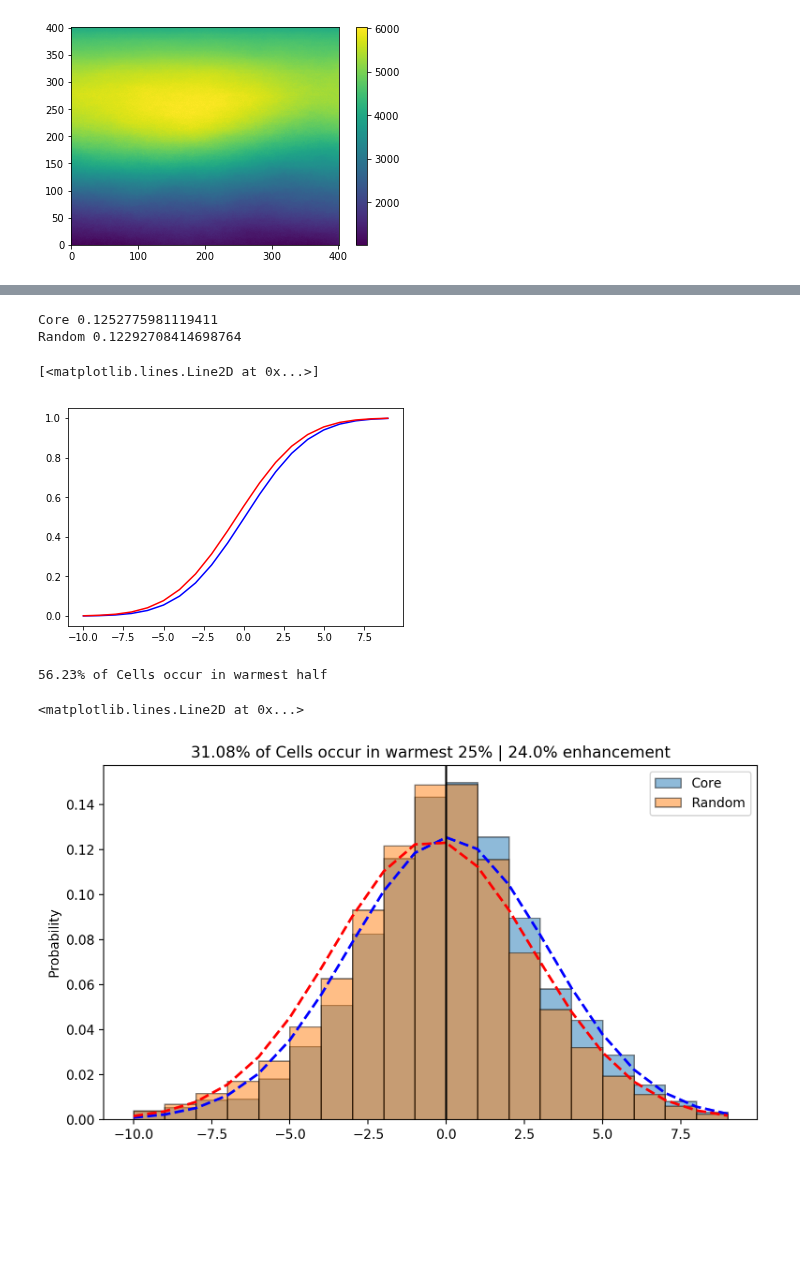
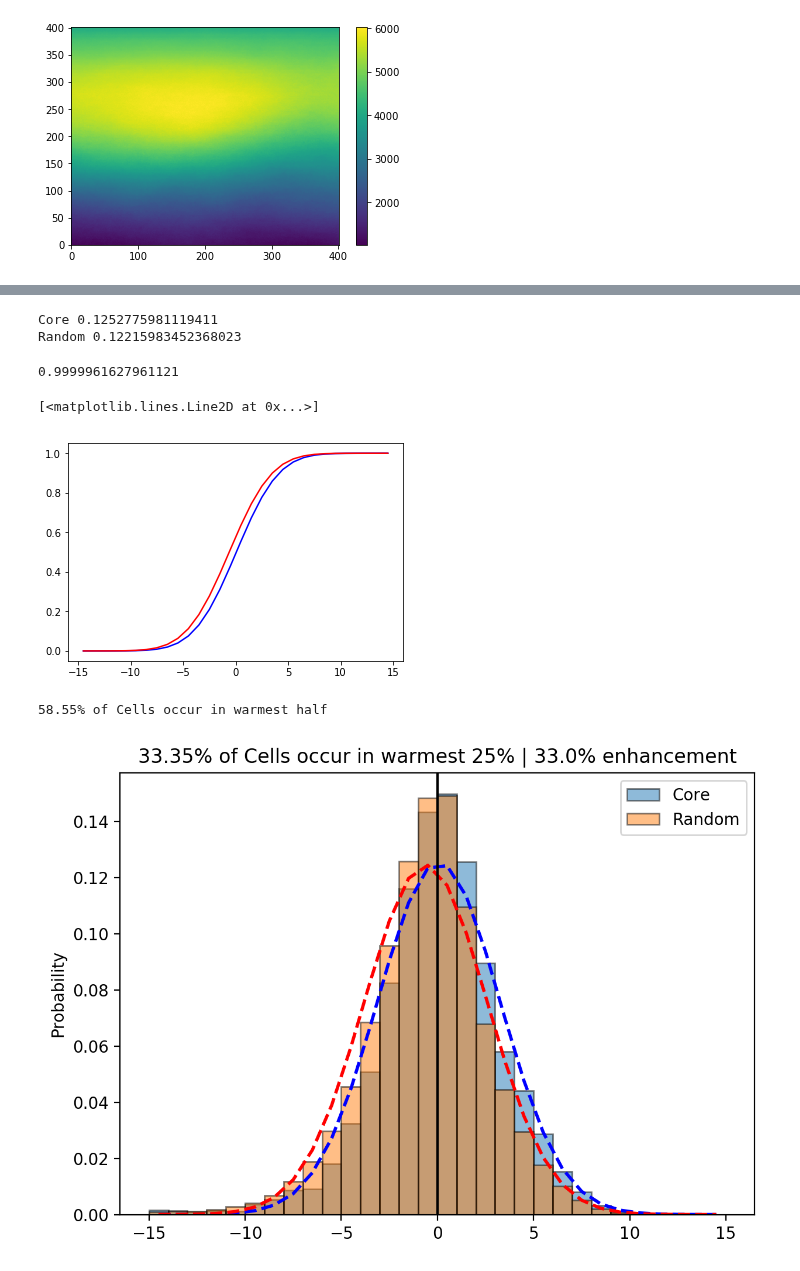
Before and after one commit to cornkle/proj_CEH, a Jupyter notebook: notebooks/NFLICS_LSTA_probabilitySampling_moreCases.ipynb, the cells around one changed output, grey strips where cells are left out. Cells and saved outputs as stored; diff of their text form; code cells hidden in the pictures; blank space fills up the shorter version.

```diff
--- a/notebooks/NFLICS_LSTA_probabilitySampling_moreCases.ipynb
+++ b/notebooks/NFLICS_LSTA_probabilitySampling_moreCases.ipynb
@@ -34,8 +35,11 @@ cd ..
 # %% [output]
 /home/ck/pythonWorkspace/proj_CEH
 # %%
-h = 20
+h = 18
 file = cnst.network_data + '/data/NFLICS/tables/prob_dictionary/Sahel_MCS10W10E_noOverlap_' + str(h).zfill(2) + '.p'
+tag = 'Sahel'
+# file = cnst.network_data + '/data/NFLICS/tables/prob_dictionary/Sahel_MCS_Senegal_' + str(h).zfill(2) + '.p'
+# tag = 'Senegal'
 dic = pkl.load( open(file, "rb"))
 # %%
 plt.scatter(dic['ccord'][1], dic['tcord'][1])
@@ -97,8 +95,8 @@ rinput = np.array(dic['ramsr'][1])
 point = cinput[np.isfinite(cinput)]
 all = rinput[np.isfinite(rinput)]
 
-nbpoint, pointcount, bins = u_stat.histo_frequency(point, bins=np.arange(-10,10,1))
-nball, allcount, bins = u_stat.histo_frequency(all, bins=np.arange(-10, 10, 1))
+nbpoint, pointcount, bins = u_stat.histo_frequency(point, bins=np.arange(-15,15.1,1))
+nball, allcount, bins = u_stat.histo_frequency(all, bins=np.arange(-15, 15.1, 1))
 print(bins)
 bin_centre = bins[0:-1] + ((bins[1::] - bins[0:-1]) / 2)
 bin_edge = bins[0:-1]
@@ -112,15 +122,19 @@ width = bins[1::] - bins[0:-1]
 (muall, sigmaall) = norm.fit(all)
 
 # add a 'best fit' line
-ypoint = mlab.normpdf( bins, mupoint, sigmapoint)
-yall = mlab.normpdf(bins, muall, sigmaall)
+ypoint = mlab.normpdf( bin_centre, mupoint, sigmapoint)
+yall = mlab.normpdf(bin_centre, muall, sigmaall)
 
 # add a 'best fit' line
-cypoint = norm.cdf( bins, mupoint, sigmapoint)
-cyall = norm.cdf(bins, muall, sigmaall)
+cypoint = norm.cdf( bin_centre, mupoint, sigmapoint)
+cyall = norm.cdf(bin_centre, muall, sigmaall)
 
 print('Core', norm.pdf(0,mupoint,sigmapoint))
 print('Random', norm.pdf(0,muall,sigmaall))
 # %% [output]
 Core 0.1252775981119411
-Random 0.12292708414698764
+Random 0.12215983452368023
+# %%
+np.sum(yall)
+# %% [output]
+0.9999961627961121
@@ -127,34 +147,36 @@ Random 0.12292708414698764
 # %%
-plt.plot(bins,cypoint, 'b')
-plt.plot(bins, cyall, 'r')
+plt.plot(bin_centre,cypoint, 'b')
+plt.plot(bin_centre, cyall, 'r')
 # %% [output]
 [<matplotlib.lines.Line2D at 0x...>]
-[figure, old version]
+[figure, new version]
 # %%
-f = plt.figure(figsize=(9,5), dpi=200)
+f = plt.figure(figsize=(7,5), dpi=200)
 ax = f.add_subplot(111)
 
 ax.bar(bin_edge, nbpoint, label='Core', edgecolor='k', alpha=0.5, align='edge', width=width)
 ax.bar(bin_edge, nball, label='Random', edgecolor='k', alpha=0.5, align='edge', width=width)
 
-plt.plot(bins, ypoint, 'b--', linewidth=2)
-plt.plot(bins, yall, 'r--', linewidth=2)
+plt.plot(bin_centre, ypoint/np.sum(ypoint), 'b--', linewidth=2)
+plt.plot(bin_centre, yall/np.sum(yall), 'r--', linewidth=2)
+# plt.plot(bin_centre, gaussian(bin_centre, *poptpoint), 'b--')
+# plt.plot(bin_centre, gaussian(bin_centre, *poptall), 'r--')
+
 
 plt.ylabel('Probability')
 stri = (np.sum(cinput >= np.percentile(rinput, 75)) / cinput.size * 100).round(2)
 enh = (stri-25)/25*100
 plt.title(str(stri)+'% of Cells occur in warmest 25% | '+ str(np.round(enh))+'% enhancement')
 plt.legend()
 
 stri = (np.sum(cinput >= np.percentile(rinput, 50)) / cinput.size * 100).round(2)
 print(str(stri) + '% of Cells occur in warmest half')
 
 plt.axvline(0, color='k')
-#f.savefig('/home/ck/DIR/cornkle/figs/NFLICS/plots/lsta/example_prob_fit.png')
+f.savefig('/home/ck/DIR/cornkle/figs/NFLICS/probability_plots/'+tag+'_prob_fit_'+str(h).zfill(2)+'.png')
 # %% [output]
-56.23% of Cells occur in warmest half
+58.55% of Cells occur in warmest half
-<matplotlib.lines.Line2D at 0x...>
-[figure, old version]
+[figure, new version]
 # %%
 def calc_prob(x, mu_core, mu_random, sigma_core, sigma_random):
 
```
Also changed, not shown: parts of 30 cells of this notebook, 40 other files.
